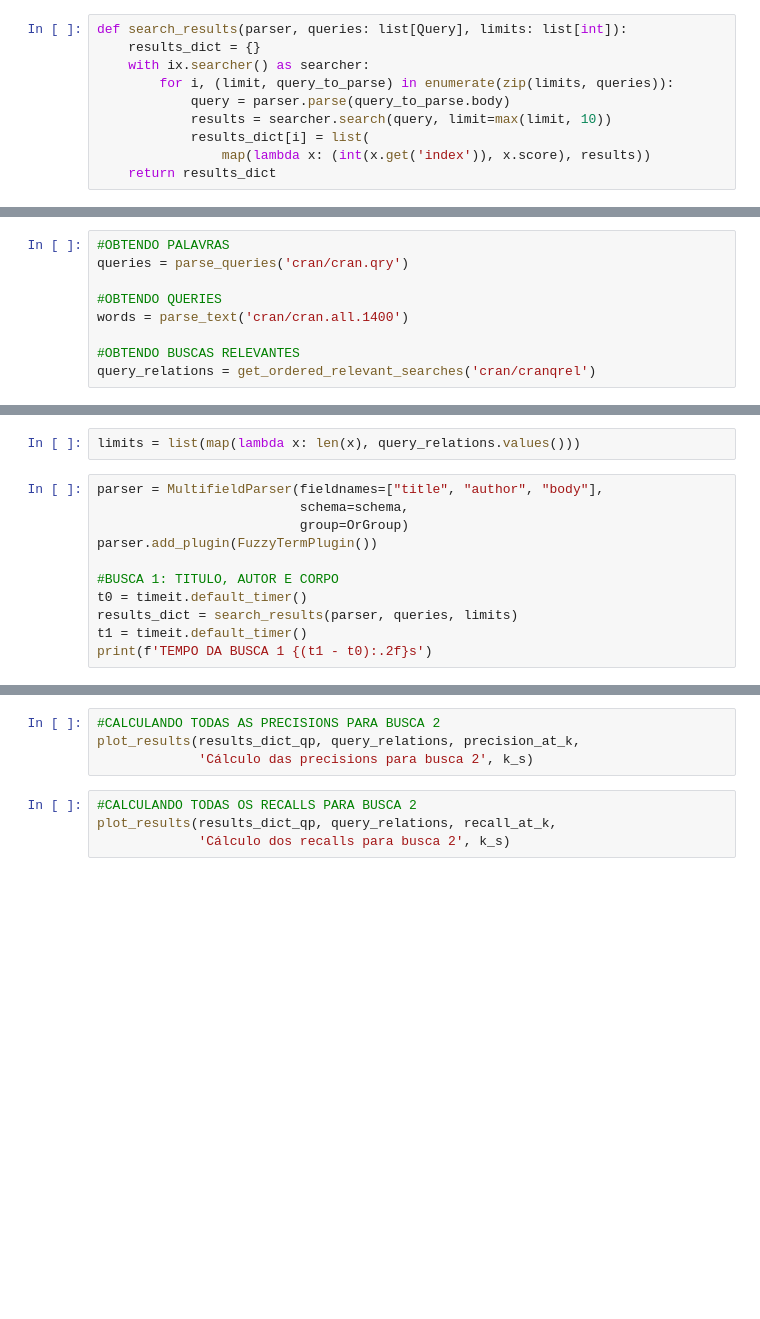
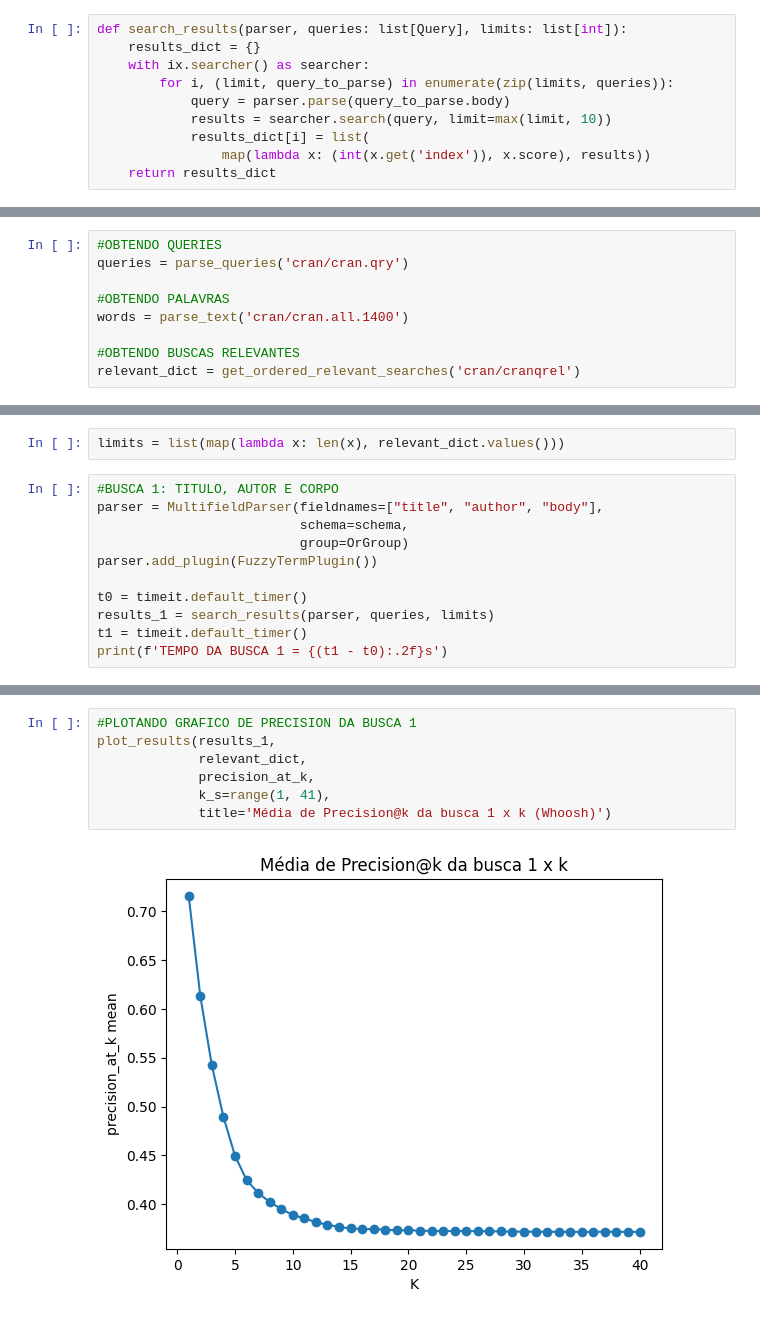
Before and after one commit to GabrielDomLacerda/SearchEnginesBRI, a Jupyter notebook: whoosh.ipynb, the cells around one changed output, grey strips where cells are left out. Drawn from its saved outputs; the diff is of its cells as text; blank space fills up the shorter version.

Commit message:
ajustando métricas whoosh

```diff
--- a/whoosh.ipynb
+++ b/whoosh.ipynb
@@ -151,12 +134,12 @@ def plot_results(search_results_dict,
 # %%
-#OBTENDO PALAVRAS
+#OBTENDO QUERIES
 queries = parse_queries('cran/cran.qry')
 
-#OBTENDO QUERIES
+#OBTENDO PALAVRAS
 words = parse_text('cran/cran.all.1400')
 
 #OBTENDO BUSCAS RELEVANTES
-query_relations = get_ordered_relevant_searches('cran/cranqrel')
+relevant_dict = get_ordered_relevant_searches('cran/cranqrel')
 # %%
 #INDEXANDO RESULTADOS
 t0 = timeit.default_timer()
@@ -184,13 +169,13 @@ print(f'TEMPO DE INDEXAÇÃO {(t1 - t0):.2f}s')
 # %%
-limits = list(map(lambda x: len(x), query_relations.values()))
+limits = list(map(lambda x: len(x), relevant_dict.values()))
 # %%
+#BUSCA 1: TITULO, AUTOR E CORPO
 parser = MultifieldParser(fieldnames=["title", "author", "body"],
                           schema=schema,
                           group=OrGroup)
 parser.add_plugin(FuzzyTermPlugin())
 
-#BUSCA 1: TITULO, AUTOR E CORPO
 t0 = timeit.default_timer()
-results_dict = search_results(parser, queries, limits)
+results_1 = search_results(parser, queries, limits)
 t1 = timeit.default_timer()
-print(f'TEMPO DA BUSCA 1 {(t1 - t0):.2f}s')
+print(f'TEMPO DA BUSCA 1 = {(t1 - t0):.2f}s')
@@ -216,8 +195,9 @@ print(f'TEMPO DA BUSCA 2 {(t1 - t0):.2f}s')
-# %%
-#CALCULANDO TODAS AS PRECISIONS PARA BUSCA 2
-plot_results(results_dict_qp, query_relations, precision_at_k,
-             'Cálculo das precisions para busca 2', k_s)
-# %%
-#CALCULANDO TODAS OS RECALLS PARA BUSCA 2
-plot_results(results_dict_qp, query_relations, recall_at_k,
-             'Cálculo dos recalls para busca 2', k_s)
+# %%
+#PLOTANDO GRAFICO DE PRECISION DA BUSCA 1
+plot_results(results_1,
+             relevant_dict,
+             precision_at_k,
+             k_s=range(1, 41),
+             title='Média de Precision@k da busca 1 x k (Whoosh)')
+# %% [output]
+[figure, added]
```
Also changed, not shown: parts of 15 cells of this notebook, 2 other files.
